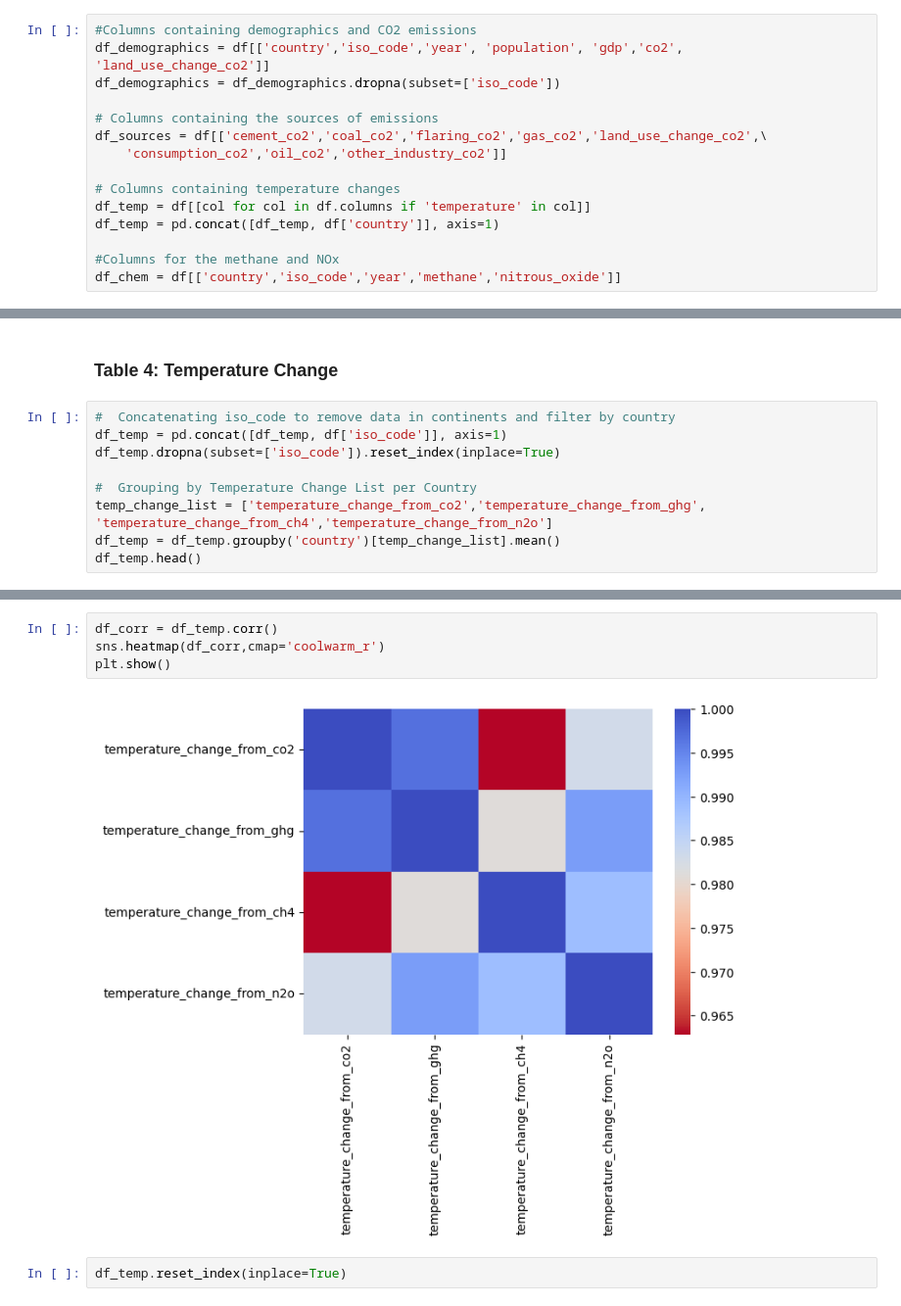
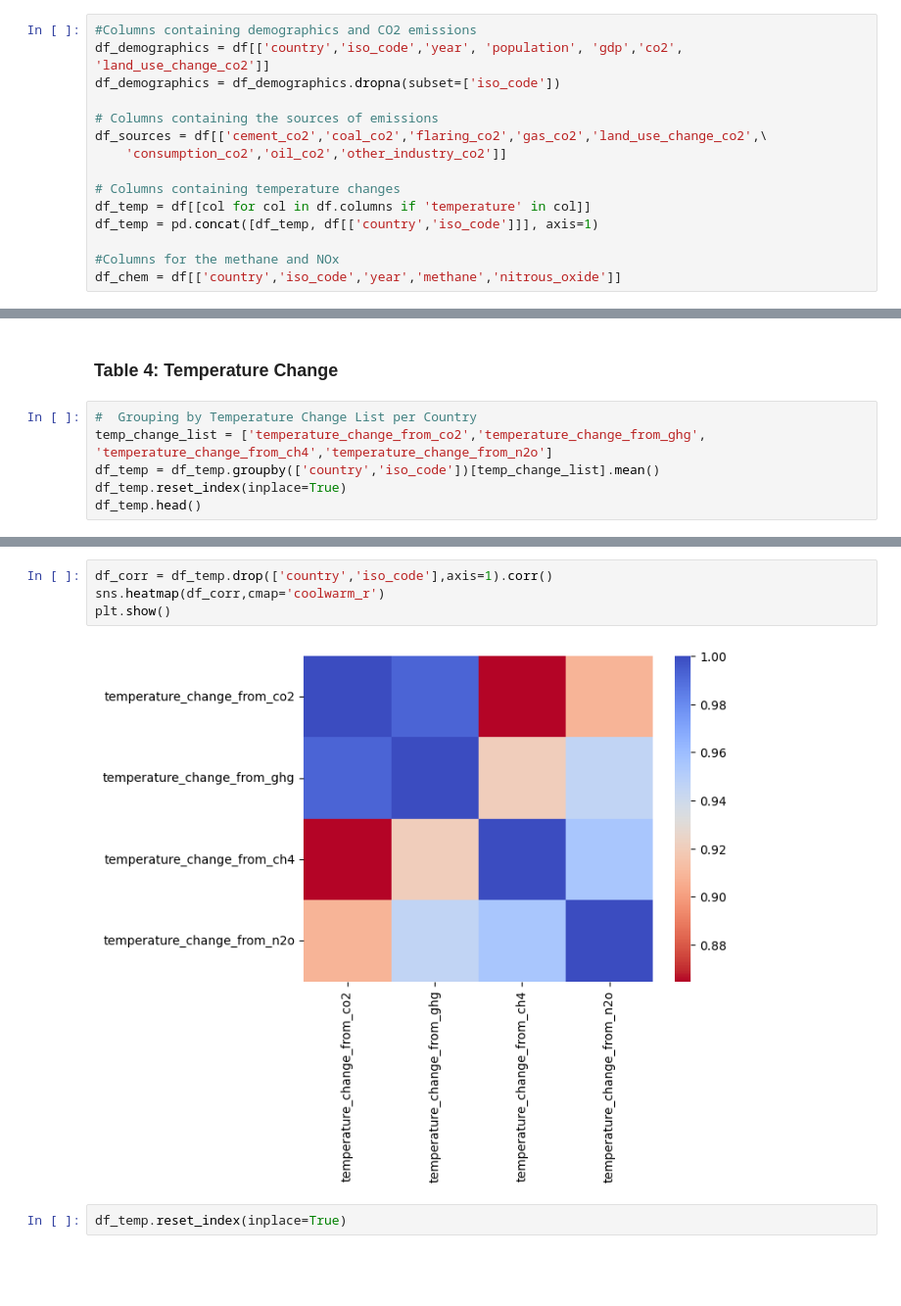
Before and after one commit to bryancastillo10/co2-emissions-analysis, a Jupyter notebook: data-preparation.ipynb, the cells around one changed output, grey strips where cells are left out. Shown: that part at 98% size. Drawn from its saved outputs; the diff is of its cells as text; blank space fills up the shorter version.

Commit message:
updated data preparation

```diff
--- a/data-preparation.ipynb
+++ b/data-preparation.ipynb
@@ -53,7 +53,7 @@ df_sources = df[['cement_co2','coal_co2','flaring_co2','gas_co2','land_use_chang
 
 # Columns containing temperature changes
 df_temp = df[[col for col in df.columns if 'temperature' in col]]
-df_temp = pd.concat([df_temp, df['country']], axis=1)
+df_temp = pd.concat([df_temp, df[['country','iso_code']]], axis=1)
 
 #Columns for the methane and NOx
 df_chem = df[['country','iso_code','year','methane','nitrous_oxide']]
@@ -201,13 +201,10 @@ plt.show()
 # %% [markdown]
 <h3> Table 4: Temperature Change </h3>
 # %%
-#  Concatenating iso_code to remove data in continents and filter by country
-df_temp = pd.concat([df_temp, df['iso_code']], axis=1)
-df_temp.dropna(subset=['iso_code']).reset_index(inplace=True)
-
 #  Grouping by Temperature Change List per Country
 temp_change_list = ['temperature_change_from_co2','temperature_change_from_ghg',
 'temperature_change_from_ch4','temperature_change_from_n2o']
-df_temp = df_temp.groupby('country')[temp_change_list].mean()
+df_temp = df_temp.groupby(['country','iso_code'])[temp_change_list].mean()
+df_temp.reset_index(inplace=True)
 df_temp.head()
 # %% [output]
@@ -221,9 +217,9 @@ df_temp.head()
 # %%
-df_corr = df_temp.corr()
+df_corr = df_temp.drop(['country','iso_code'],axis=1).corr()
 sns.heatmap(df_corr,cmap='coolwarm_r')
 plt.show()
 # %% [output]
-[figure, old version]
+[figure, new version]
 # %%
 df_temp.reset_index(inplace=True)
 # %% [markdown]
```
Also changed, not shown: parts of 5 cells of this notebook, 2 other files.
